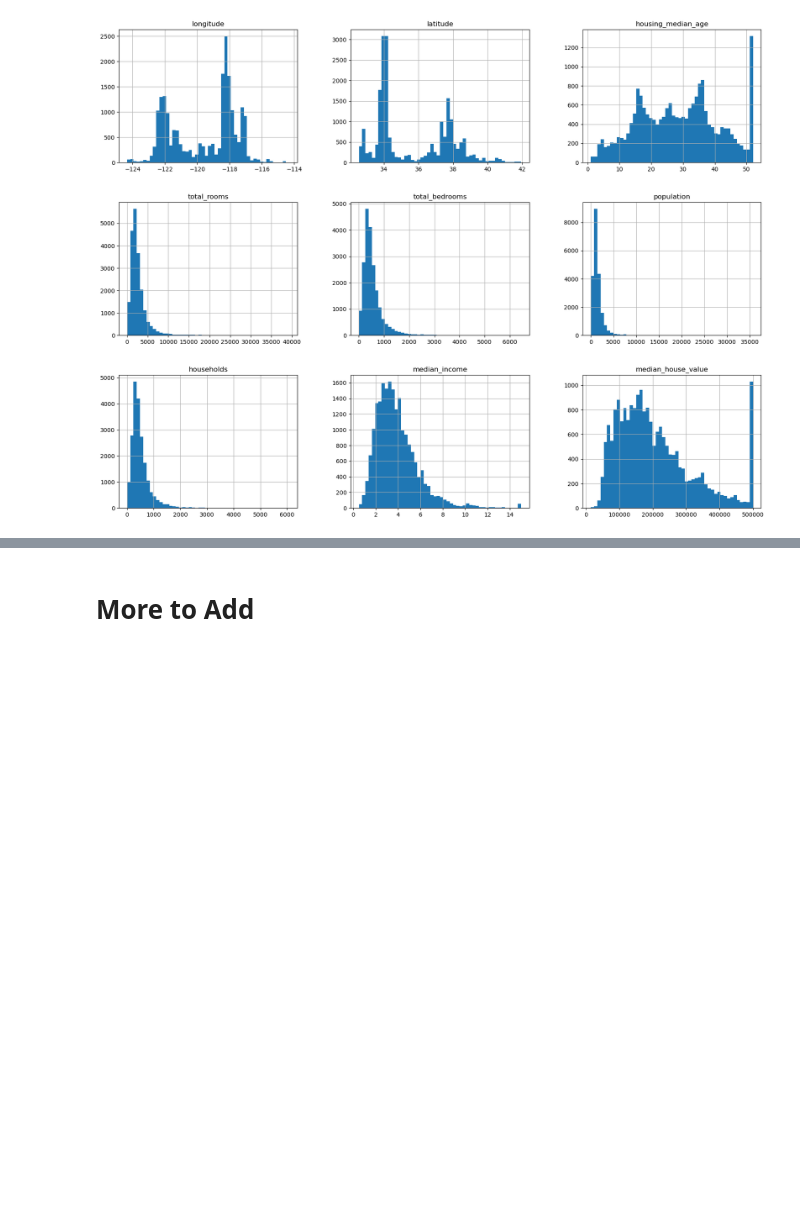
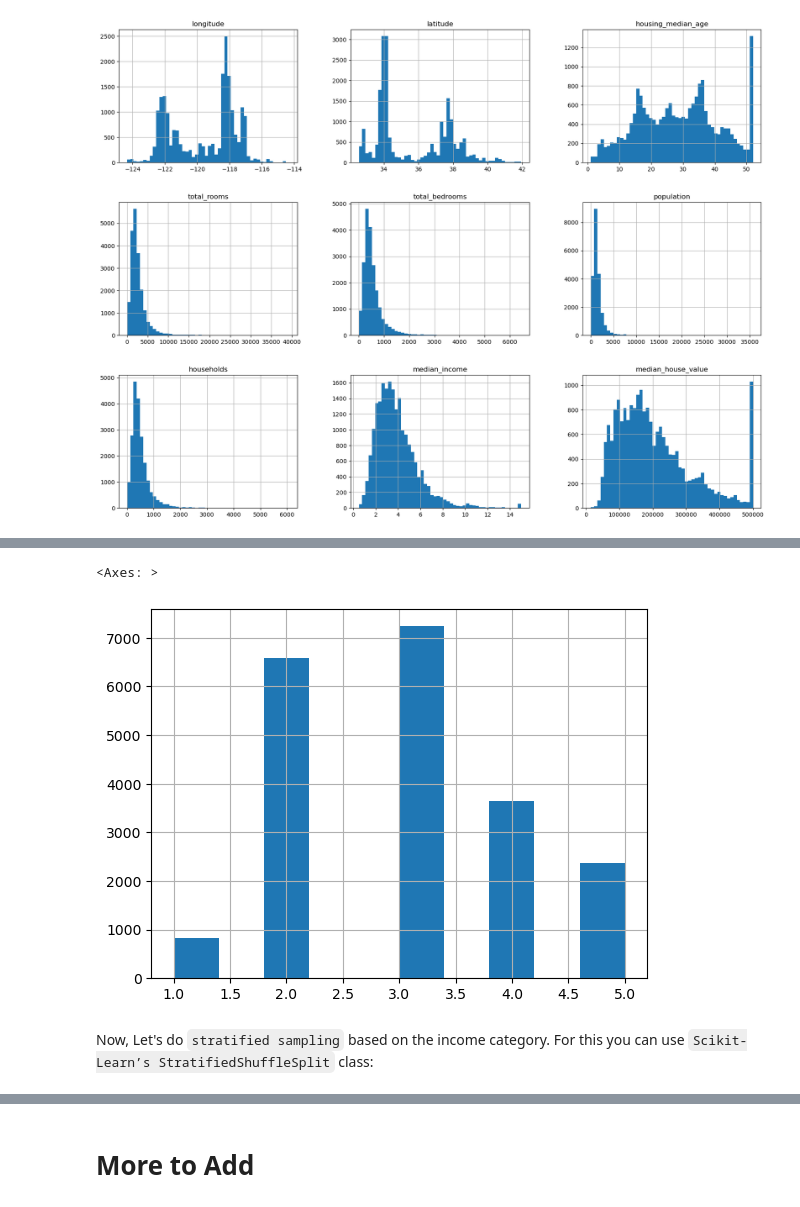
Before and after one commit to ranjansinghds/ml-projects, a Jupyter notebook: end_to_end_ml_project_all_steps.ipynb, the cells around one changed output, grey strips where cells are left out. Drawn from its saved outputs; the diff is of its cells as text; code cells hidden in the pictures; blank space fills up the shorter version.

```diff
--- a/end_to_end_ml_project_all_steps.ipynb
+++ b/end_to_end_ml_project_all_steps.ipynb
@@ -138,0 +171,10 @@ array([[<Axes: title={'center': 'longitude'}>,
+# %%
+# Bin values into discrete intervals.
+df["income_cat"] = pd.cut(df["median_income"], bins=[0., 1.5, 3.0, 4.5, 6., np.inf], labels=[1, 2, 3, 4, 5]) #cut the median income across bins and give labels to each bin
+# %%
+df["income_cat"].hist()
+# %% [output]
+<Axes: >
+[figure, added]
+# %% [markdown]
+Now, Let's do `stratified sampling` based on the income category. For this you can use `Scikit-Learn’s StratifiedShuffleSplit` class:
```
Also changed, not shown: parts of 16 cells of this notebook.
